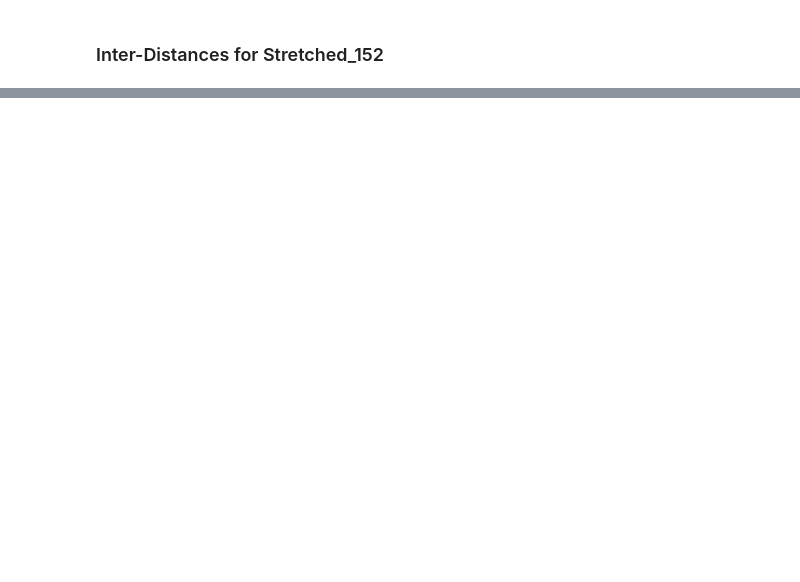
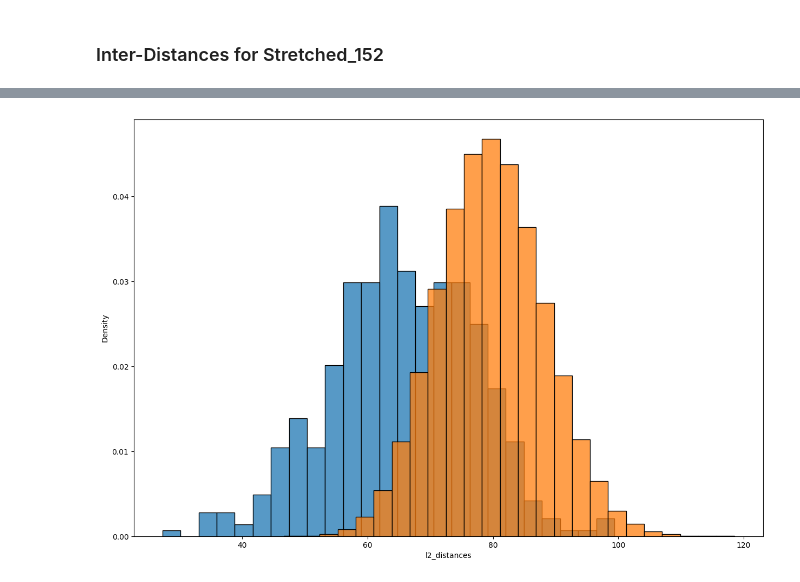
Before and after one commit to JoshuaGottlieb/Facial-Recognition-with-Deepface, a Jupyter notebook: Vectorization.ipynb, the cells around one changed output, grey strips where cells are left out. Cells and saved outputs as stored; diff of their text form; code cells hidden in the pictures; blank space fills up the shorter version.

```diff
--- a/Vectorization.ipynb
+++ b/Vectorization.ipynb
@@ -430,0 +559,8 @@ ax[2].imshow(prep3.get_resized_image());
+# %%
+# Overlaid distributes of inter- and intra-label l2 distances
+fig, ax = plt.subplots(figsize = (15, 10))
+
+sns.histplot(data = intra_l2_df, x = 'l2_distances', stat = 'density', bins = 25, ax = ax);
+sns.histplot(data = inter_l2_df, x = 'l2_distances', stat = 'density', bins = 25, ax = ax);
+# %% [output]
+[figure, added]
```
Also changed, not shown: parts of 168 cells of this notebook.
